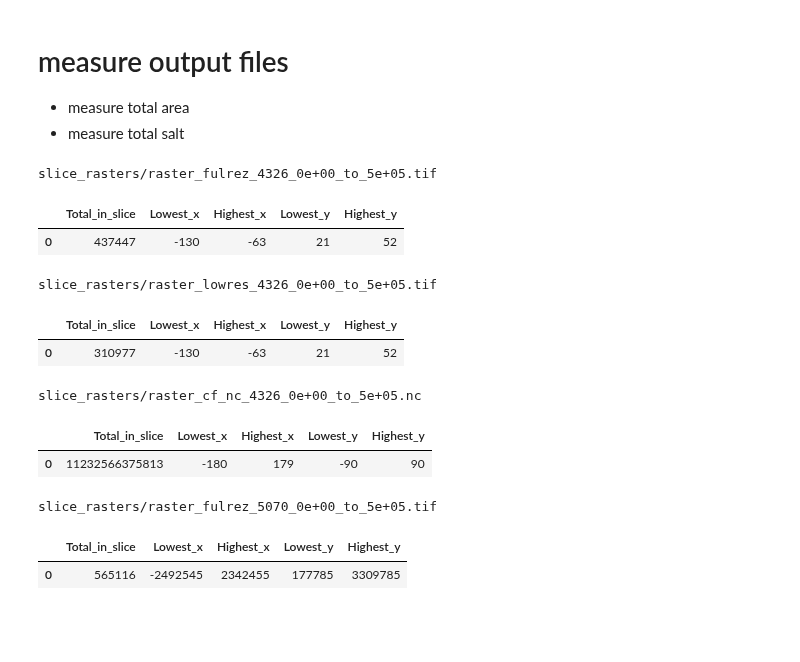
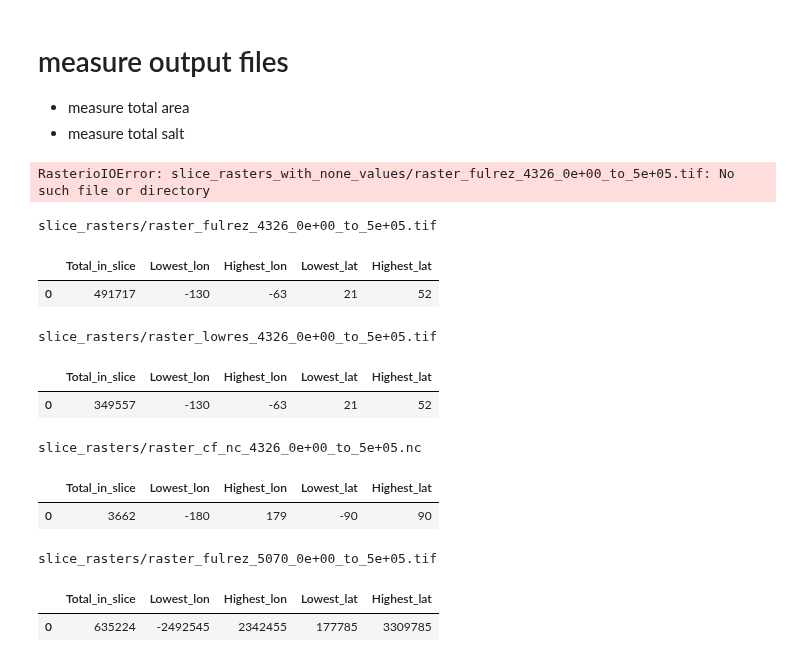
Before and after one commit to toddclark000/Shuying_salt, a Jupyter notebook: conservation_test.ipynb, the cells around one changed output. Cells and saved outputs as stored; diff of their text form; code cells hidden in the pictures; blank space fills up the shorter version.

Commit message:
tried to replace nun values with zeros and broke everything

```diff
--- a/conservation_test.ipynb
+++ b/conservation_test.ipynb
@@ -15,6 +16,6 @@ from tif_to_nc import tif_to_nc
 # %%
 #set paths
-input_tif_5070_path = r"input_data/1992_2015/1992.tif"
+input_tif_5070_path = r"input_data/1992_2015/1993.tif"
 template_path = r"template_data/dust_emissions_05.20210906.nc"
 scaling_factor = 0.1
 # %% [markdown]
@@ -120,41 +139,74 @@ tif_to_nc(fulrez_4326_path, lowrez_4326_path, output_nc_path, input_tif_5070_pat
 # measure output files
 - measure total area
 - measure total salt
+# %%
+# open file
+paths = fulrez_4326_path_with_none_values, lowrez_4326_path_with_none_values, output_nc_path_with_none_values, input_tif_5070_path_with_none_values
+
+for path in paths:
+    #open transformed slice
+    xr_array = rioxarray.open_rasterio(path)
+    #xr_array = xr_array.where(xr_array != xr_array._FillValue, 0)
+
+    #compute stats for slice
+    #TODO: I NEED TO FIGURE OUT HOW TO NAME MY DATA FRAME
+    stats = pd.DataFrame({
+    "Total_in_slice":int(xr_array.sum()),
+    "Lowest_lon":int(xr_array.x.min()),
+    "Highest_lon":int(xr_array.x.max()),
+    "Lowest_lat":int(xr_array.y.min()),
+    "Highest_lat":int(xr_array.y.max())
+    }, index = [0])
+
+    print(path)
+    display(stats)
+
+    #output stats
+    #TODO: I need to fix the naming of the output file
+    stats.to_csv(f"slice_stats/stats_{resolutions[0]}_{epsg_s[0]}_{slices[0]:.0e}_to_{slices[1]:.0e}.csv")
+
+xr_array = rioxarray.open_rasterio(input_tif_5070_path)
+xr_array = xr_array.where(xr_array != xr_array._FillValue)
+# %% [output]
+RasterioIOError: slice_rasters_with_none_values/raster_fulrez_4326_0e+00_to_5e+05.tif: No such file or directory
 # %%
 # open file
 paths = fulrez_4326_path, lowrez_4326_path, output_nc_path, input_tif_5070_path
 
 for path in paths:
     #open transformed slice
     xr_array = rioxarray.open_rasterio(path)
     xr_array = xr_array.where(xr_array != xr_array._FillValue)
 
     #compute stats for slice
+    #TODO: I NEED TO FIGURE OUT HOW TO NAME MY DATA FRAME
     stats = pd.DataFrame({
     "Total_in_slice":int(xr_array.sum()),
-    "Lowest_x":int(xr_array.x.min()),
-    "Highest_x":int(xr_array.x.max()),
-    "Lowest_y":int(xr_array.y.min()),
-    "Highest_y":int(xr_array.y.max())
+    "Lowest_lon":int(xr_array.x.min()),
+    "Highest_lon":int(xr_array.x.max()),
+    "Lowest_lat":int(xr_array.y.min()),
+    "Highest_lat":int(xr_array.y.max())
     }, index = [0])
 
     print(path)
     display(stats)
+
     #output stats
+    #TODO: I need to fix the naming of the output file
     stats.to_csv(f"slice_stats/stats_{resolutions[0]}_{epsg_s[0]}_{slices[0]:.0e}_to_{slices[1]:.0e}.csv")
 
 xr_array = rioxarray.open_rasterio(input_tif_5070_path)
 xr_array = xr_array.where(xr_array != xr_array._FillValue)
 # %% [output]
 slice_rasters/raster_fulrez_4326_0e+00_to_5e+05.tif
-|  | Total_in_slice | Lowest_x | Highest_x | Lowest_y | Highest_y |
-| 0 | 437447 | -130 | -63 | 21 | 52 |
+|  | Total_in_slice | Lowest_lon | Highest_lon | Lowest_lat | Highest_lat |
+| 0 | 491717 | -130 | -63 | 21 | 52 |
 slice_rasters/raster_lowres_4326_0e+00_to_5e+05.tif
-|  | Total_in_slice | Lowest_x | Highest_x | Lowest_y | Highest_y |
-| 0 | 310977 | -130 | -63 | 21 | 52 |
+|  | Total_in_slice | Lowest_lon | Highest_lon | Lowest_lat | Highest_lat |
+| 0 | 349557 | -130 | -63 | 21 | 52 |
 slice_rasters/raster_cf_nc_4326_0e+00_to_5e+05.nc
-|  | Total_in_slice | Lowest_x | Highest_x | Lowest_y | Highest_y |
-| 0 | 11232566375813 | -180 | 179 | -90 | 90 |
+|  | Total_in_slice | Lowest_lon | Highest_lon | Lowest_lat | Highest_lat |
+| 0 | 3662 | -180 | 179 | -90 | 90 |
 slice_rasters/raster_fulrez_5070_0e+00_to_5e+05.tif
-|  | Total_in_slice | Lowest_x | Highest_x | Lowest_y | Highest_y |
-| 0 | 565116 | -2492545 | 2342455 | 177785 | 3309785 |
+|  | Total_in_slice | Lowest_lon | Highest_lon | Lowest_lat | Highest_lat |
+| 0 | 635224 | -2492545 | 2342455 | 177785 | 3309785 |
```
Also changed, not shown: parts of 7 cells of this notebook, 13 other files.
